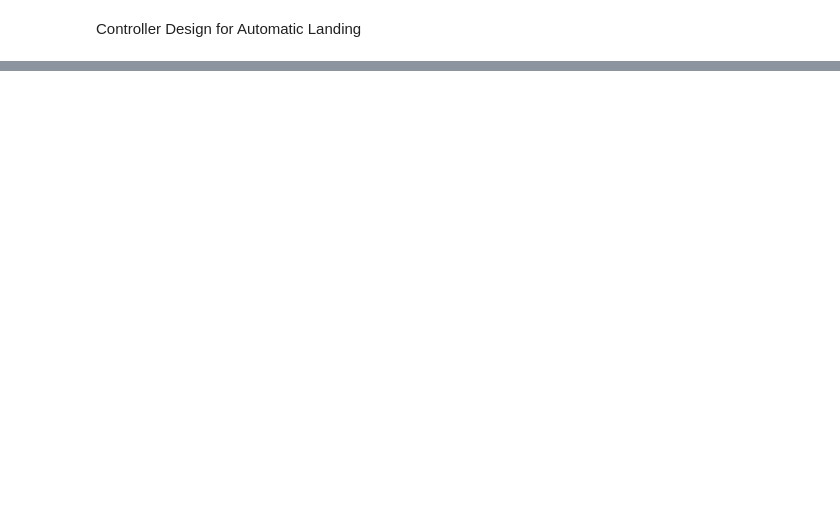
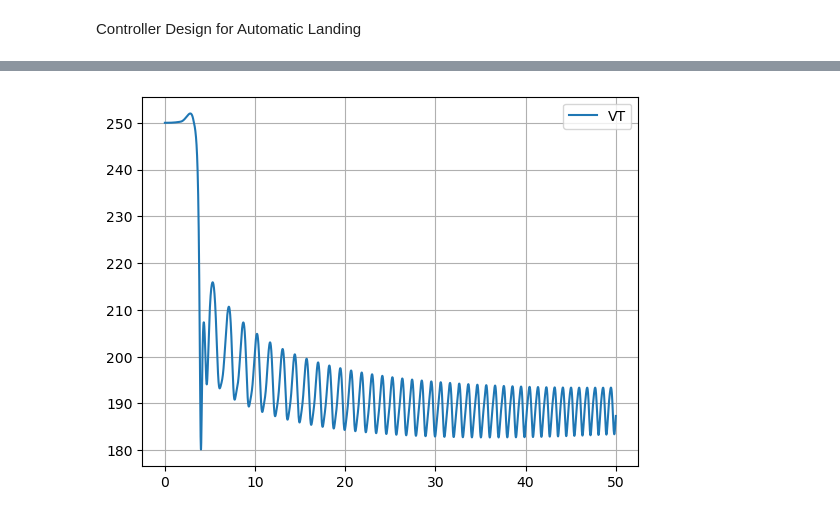
Before and after one commit to w-sribunma/casadi_f16, a Jupyter notebook: transport-aircraft/test_transport.ipynb, the cells around one changed output, grey strips where cells are left out. Saved outputs shown, nothing was run; the diff lists cells and outputs as text; code cells hidden in the pictures; blank space fills up the shorter version.

```diff
--- a/transport-aircraft/test_transport.ipynb
+++ b/transport-aircraft/test_transport.ipynb
@@ -108,0 +351,90 @@ control_data = control_design(sys)
+# %%
+# Simulate Landing
+def simulate_landing(control_data_thrtl,control_data_speed, operating_point):
+    '''
+    Simulate Discrete Time State Space problem
+    Accepts input of control transfer function (H) and linearized operating point
+    '''
+    op = operating_point
+    x_id = op['x_id']
+    y_id = op['y_id']
+    u_id = op['u_id']
+
+    # Control Functions
+    H_th = control_data_thrtl['H']
+    H_sp = control_data_speed['H']
+
+    x_sym = ca.SX.sym('x', 6, 1)
+    u_sym = ca.SX.sym('u', 4, 1)
+    dt = 0.01
+    controller_thrtl = DiscreteStateSpace(H_th, dt)
+    controller_speed = DiscreteStateSpace(H_sp, dt)
+
+    # Construct a Function that integrates over 4s
+    x = op['x0']
+    print('x0', op['x0'])
+    print('u0', op['u0'])
+    h = []
+    data = {
+        'VT': [],
+        'alpha': [],
+        'theta': [],
+        'q': [],
+        'h': [],
+        'd': [],
+        't': [],
+    }
+    t = 0
+    tf = 50 # set final time
+    h_desired = 750 #desired h 200
+    v_desired = 250 #desired h 500
+    d_desired = 0 #desired d
+    while t < tf:
+        h_error = h_desired - x[x_id['h']]
+        v_error = v_desired - x[y_id['VT']] #speed error
+        d_error = d_desired - x[y_id['d']] #d-loop error
+        u = np.array(op['u0'])
+        # u[u_id['thrtl']] += 1*h_error #or h error
+        # u[u_id['thrtl']] += controller.update(h_error) #or h_error
+        u[u_id['thrtl']]+= 1*v_error
+        u[u_id['thrtl']]+= controller_speed.update(v_error)
+        u[u_id['elev_deg']] += 1*h_error #or h error
+        u[u_id['elev_deg']] += controller_thrtl.update(h_error) #or h_error
+        # u[u_id['thrtl']]+= 1*v_error
+        # u[u_id['thrtl']]+= controller.update(v_error)
+
+        F = ca.integrator('F','cvodes',{
+            'x': x_sym, 'ode': longitudinal(x_sym, u)},{'tf': dt})
+        res = F(x0=x)
+        x = res['xf']
+        data['VT'].append(x[x_id['VT']])
+        data['alpha'].append(x[x_id['alpha']])
+        data['theta'].append(x[x_id['theta']])
+        data['q'].append(x[x_id['q']])
+        data['h'].append(x[x_id['h']])
+        data['d'].append(x[x_id['d']])
+        data['t'].append(t)
+        t += dt
+    for k in data.keys():
+        data[k] = np.array(data[k])
+    print(x)
+    return data
+
+data = simulate_landing(control_data_thrtl,control_data_speed, sys)
+''' Implement controller through control_data['H'] and parsing in continuous time transfer function'''
+plt.figure()
+plt.plot(data['t'], data['VT'][:,0,0], label='VT');
+plt.legend(loc='best')
+plt.grid()
+
+plt.figure()
+plt.plot(data['t'], data['h'][:,0,0], label='h');
+plt.legend(loc='best')
+plt.grid()
+
+
+plt.figure()
+plt.plot(data['t'], data['d'][:,0,0], label='d');
+plt.legend(loc='best')
+plt.grid()
+# %% [output]
@@ -108,0 +444 @@ control_data = control_design(sys)
+[figure, added]
```
Also changed, not shown: parts of 16 cells of this notebook, 2 other files.
